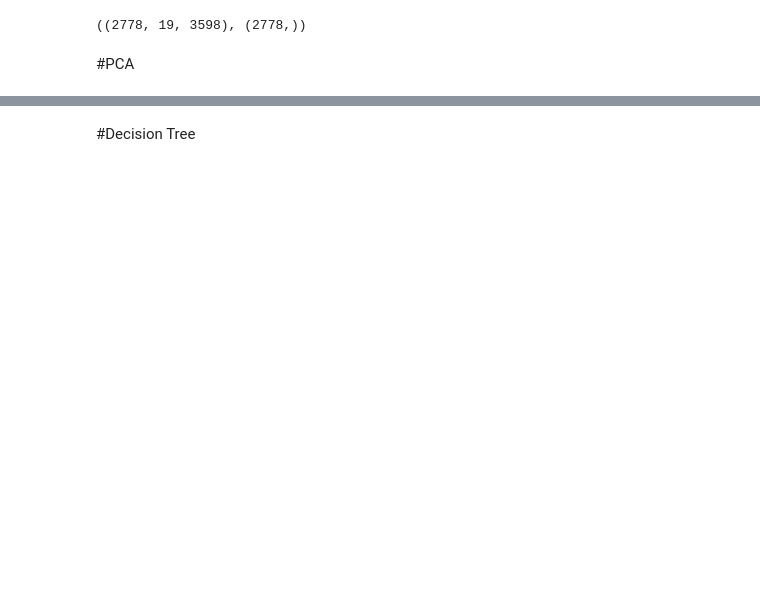
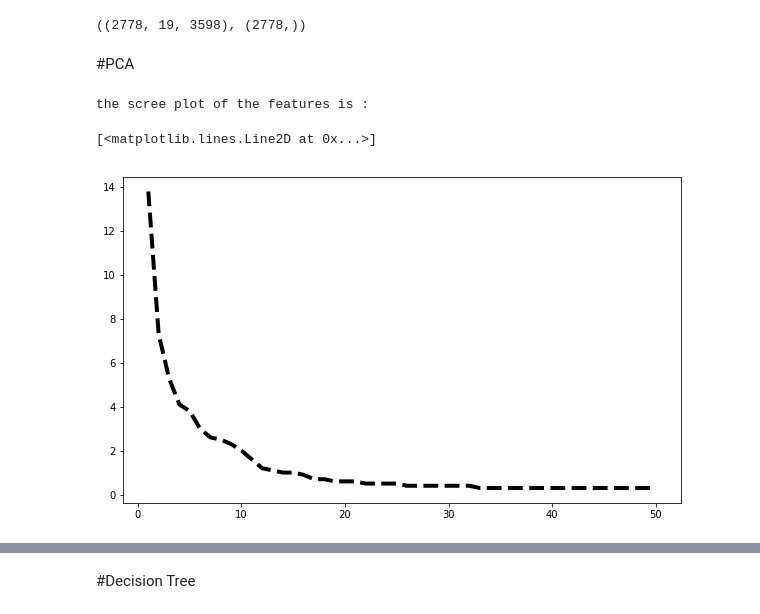
Before and after one commit to alifele/EEG-SelfResearch, a Jupyter notebook: Final_Version.ipynb, the cells around one changed output, grey strips where cells are left out. Saved outputs shown, nothing was run; the diff lists cells and outputs as text; code cells hidden in the pictures; blank space fills up the shorter version.

```diff
--- a/Final_Version.ipynb
+++ b/Final_Version.ipynb
@@ -271,4 +268,22 @@ X_train, X_test, y_train, y_test = train_test_split(X,y)
 # %%
 %reset_selective -f "^X$"
 %reset_selective -f "^y$"
+# %%
+
+
+n=50
+pca = PCA(n)
+pca.fit(X_train)
+data = pca.transform(X_train)
+per_var = np.round(pca.explained_variance_ratio_ * 100, decimals=1)
+#labels = ["PC" + str(i) for i in range (1,len(per_var)+1)]
+fig = plt.figure(figsize = (10,6))
+ax = fig.add_subplot(1,1,1)
+print('the scree plot of the features is :')
+#ax.bar(x=range(1,len(per_var)+1),height=per_var,tick_label=labels)
+ax.plot(range(1,len(per_var)+1),per_var,'k--',linewidth=4,)
+# %% [output]
+the scree plot of the features is :
+[<matplotlib.lines.Line2D at 0x...>]
+[figure, added]
 # %%
```
Also changed, not shown: parts of 20 cells of this notebook.
